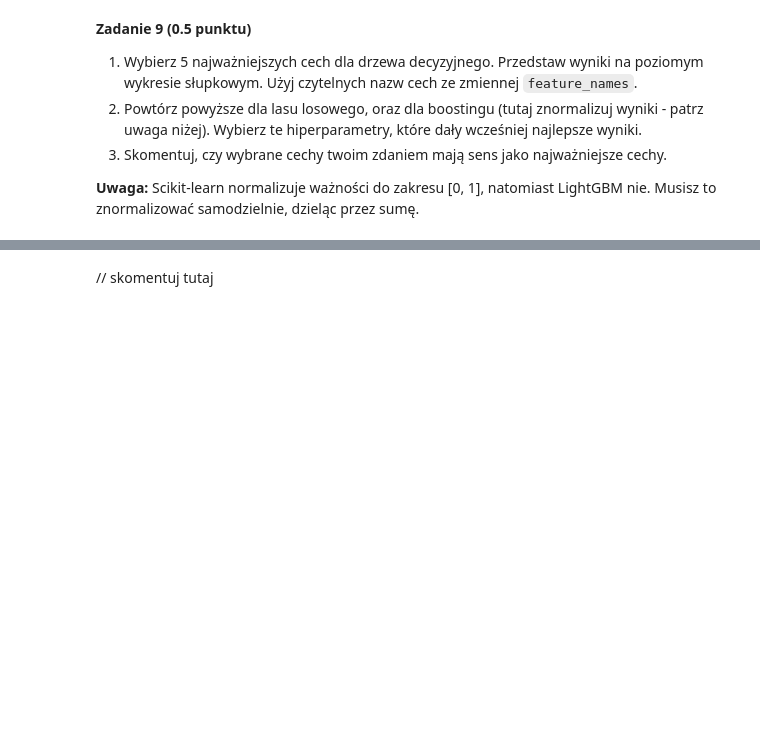
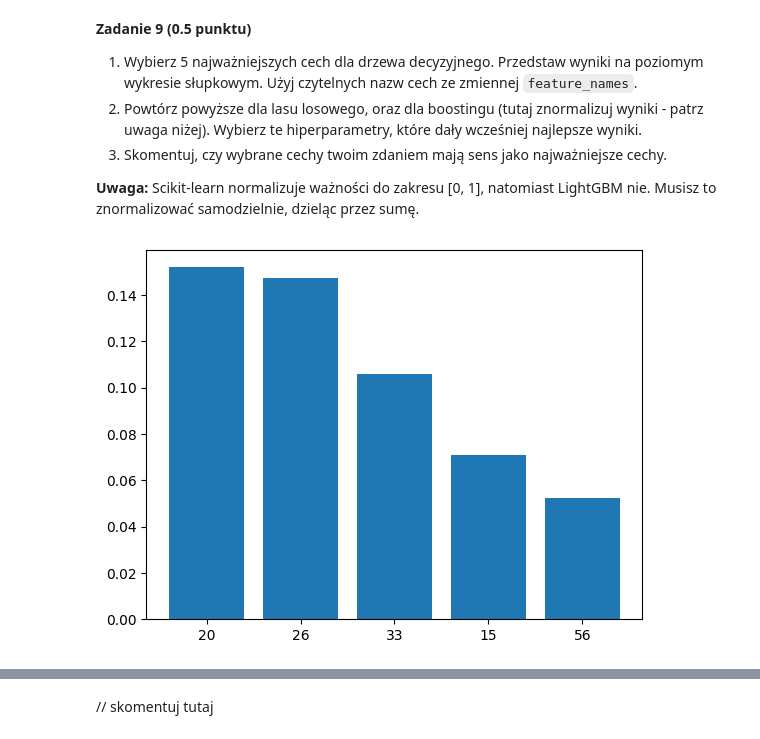
Before and after one commit to michal200292/Introduction-to-AI, a Jupyter notebook: lab2/lab_2.ipynb, the cells around one changed output, grey strips where cells are left out. Drawn from its saved outputs; the diff is of its cells as text; code cells hidden in the pictures; blank space fills up the shorter version.

```diff
--- a/lab2/lab_2.ipynb
+++ b/lab2/lab_2.ipynb
@@ -385,0 +406,5 @@ Pamiętaj o `random_state` i `n_jobs`.
+# %%
+from lightgbm import LGBMClassifier
+
+model = LGBMClassifier(importance_type="gain", random_state=0, n_jobs=-1)
+model.fit(X_resampled, y_resampled)
@@ -417,0 +455,17 @@ Hiperparametry LightGBMa są dobrze opisane w oficjalnej dokumentacji: [wersja k
+# %%
+param_grid = {
+        "n_estimators": [400, 500, 600],
+        "learning_rate": [0.05, 0.1, 0.2],
+        "num_leaves": [31, 48, 64],
+        "colsample_bytree": [0.8, 0.9, 1.0],
+        "subsample": [0.8, 0.9, 1.0],
+    }
+# %%
+from sklearn.model_selection import RandomizedSearchCV
+
+lgbm_clf = LGBMClassifier(importance_type="gain", random_state=0, n_jobs=-1)
+lgbm_clf.fit(X_resampled, y_resampled)
+
+model = LGBMClassifier(importance_type="gain", random_state=0, n_jobs=-1)
+lgbm_clf_tuned = RandomizedSearchCV(model, param_distributions=param_grid, n_iter=10, scoring='roc_auc', verbose=3)
+lgbm_clf_tuned.fit(X_resampled, y_resampled)
@@ -470,0 +551,17 @@ Ze względu na powyższe, ważności cech normalizuje się często do zakresu [0
+# %%
+import numpy as np
+
+def print_hist(m):
+    features = m.feature_importances_
+    feature_sum = np.sum(m.feature_importances_)
+    features /= feature_sum
+    feature_nums = np.argsort(features)[::-1][:5]
+    features = np.sort(features)[::-1][:5]
+    plt.bar(list(range(5)), features)
+    plt.xticks(list(range(5)), feature_nums)
+# %%
+model = DecisionTreeClassifier(criterion='entropy', random_state=0)
+model.fit(X_resampled, y_resampled)
+print_hist(model)
+# %% [output]
+[figure, added]
```
Also changed, not shown: parts of 14 cells of this notebook.
